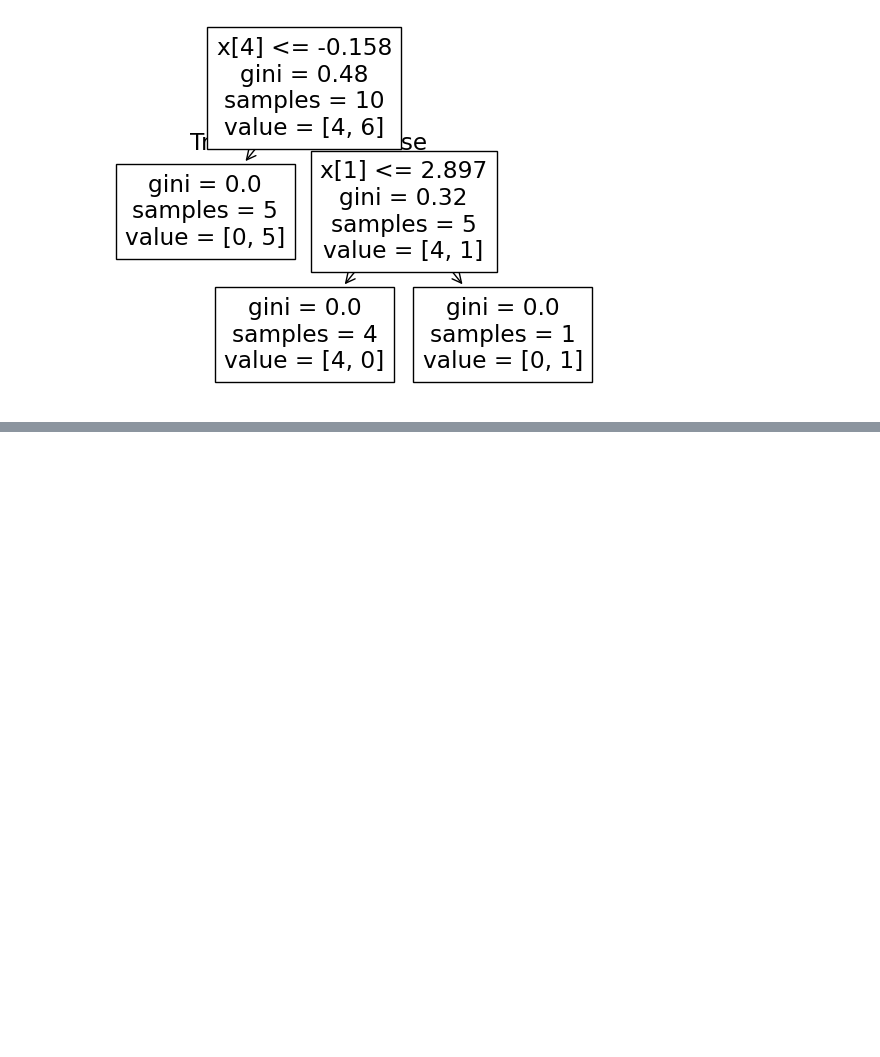
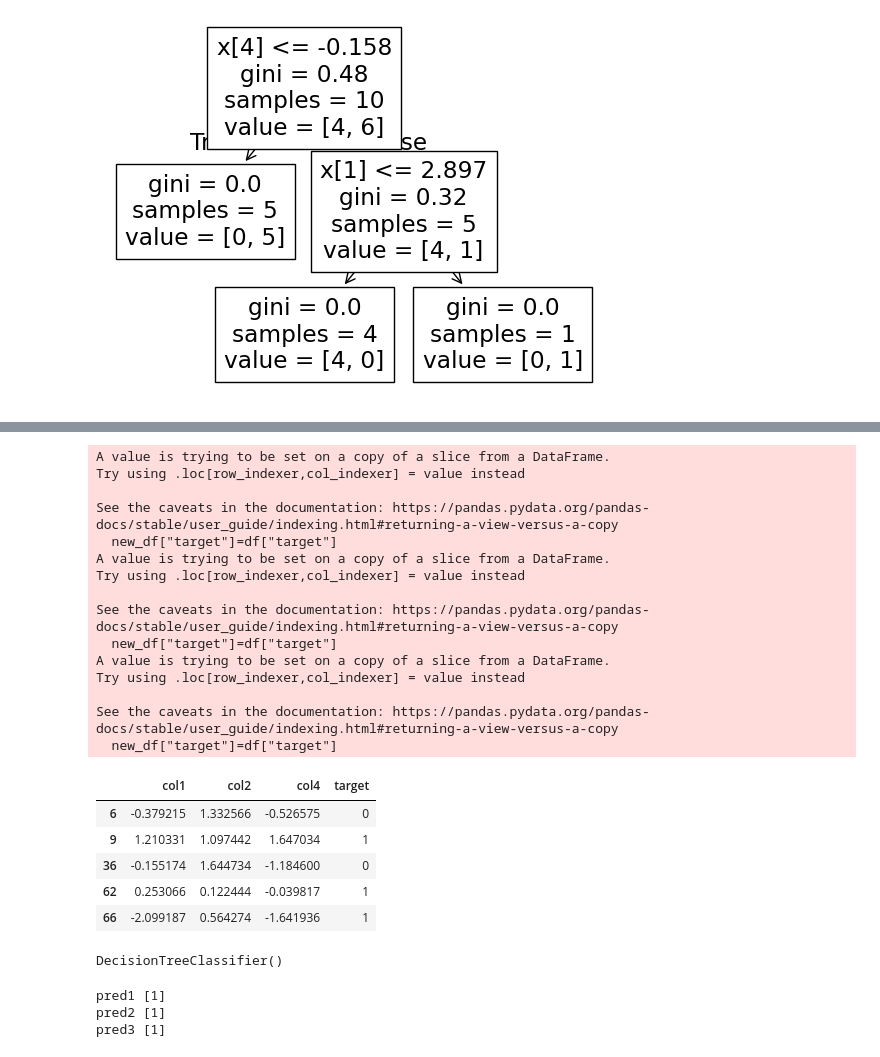
Before and after one commit to ajaykumar080286/MachineLearning, a Jupyter notebook: 48_rf_learning_tool.ipynb, the cells around one changed output, grey strips where cells are left out. Drawn from its saved outputs; the diff is of its cells as text; code cells hidden in the pictures; blank space fills up the shorter version.

```diff
--- a/48_rf_learning_tool.ipynb
+++ b/48_rf_learning_tool.ipynb
@@ -83,0 +138,48 @@ plot_tree(dt3)
+# %%
+def combined_sampling(df,row_percent,col_percent):
+  new_df = row_sample(df,row_percent)
+  return col_sample(new_df,col_percent)
+# %%
+df_1=combined_sampling(df,0.1,0.5)
+df_2=combined_sampling(df,0.1,0.5)
+df_3=combined_sampling(df,0.1,0.5)
+df_1.head()
+# %% [output]
+A value is trying to be set on a copy of a slice from a DataFrame.
+Try using .loc[row_indexer,col_indexer] = value instead
+
+See the caveats in the documentation: https://pandas.pydata.org/pandas-docs/stable/user_guide/indexing.html#returning-a-view-versus-a-copy
+  new_df["target"]=df["target"]
+A value is trying to be set on a copy of a slice from a DataFrame.
+Try using .loc[row_indexer,col_indexer] = value instead
+
+See the caveats in the documentation: https://pandas.pydata.org/pandas-docs/stable/user_guide/indexing.html#returning-a-view-versus-a-copy
+  new_df["target"]=df["target"]
+A value is trying to be set on a copy of a slice from a DataFrame.
+Try using .loc[row_indexer,col_indexer] = value instead
+
+See the caveats in the documentation: https://pandas.pydata.org/pandas-docs/stable/user_guide/indexing.html#returning-a-view-versus-a-copy
+  new_df["target"]=df["target"]
+|  | col1 | col2 | col4 | target |
+| 6 | -0.379215 | 1.332566 | -0.526575 | 0 |
+| 9 | 1.210331 | 1.097442 | 1.647034 | 1 |
+| 36 | -0.155174 | 1.644734 | -1.184600 | 0 |
+| 62 | 0.253066 | 0.122444 | -0.039817 | 1 |
+| 66 | -2.099187 | 0.564274 | -1.641936 | 1 |
+# %%
+dt_1=DecisionTreeClassifier()
+dt_2=DecisionTreeClassifier()
+dt_3=DecisionTreeClassifier()
+dt_1.fit(df_1.iloc[:,0:3],df_1.iloc[:,-1])
+dt_2.fit(df_2.iloc[:,0:3],df_2.iloc[:,-1])
+dt_3.fit(df_3.iloc[:,0:3],df_3.iloc[:,-1])
+# %% [output]
+DecisionTreeClassifier()
+# %%
+print("pred1",dt_1.predict(np.array([1.148298,0.364606,-1.863308]).reshape(1,3)))
+print("pred2",dt_2.predict(np.array([1.148298,0.364606,-1.863308]).reshape(1,3)))
+print("pred3",dt_3.predict(np.array([1.148298,0.364606,-1.863308]).reshape(1,3)))
+# %% [output]
+pred1 [1]
+pred2 [1]
+pred3 [1]
```
Also changed, not shown: parts of 6 cells of this notebook.
